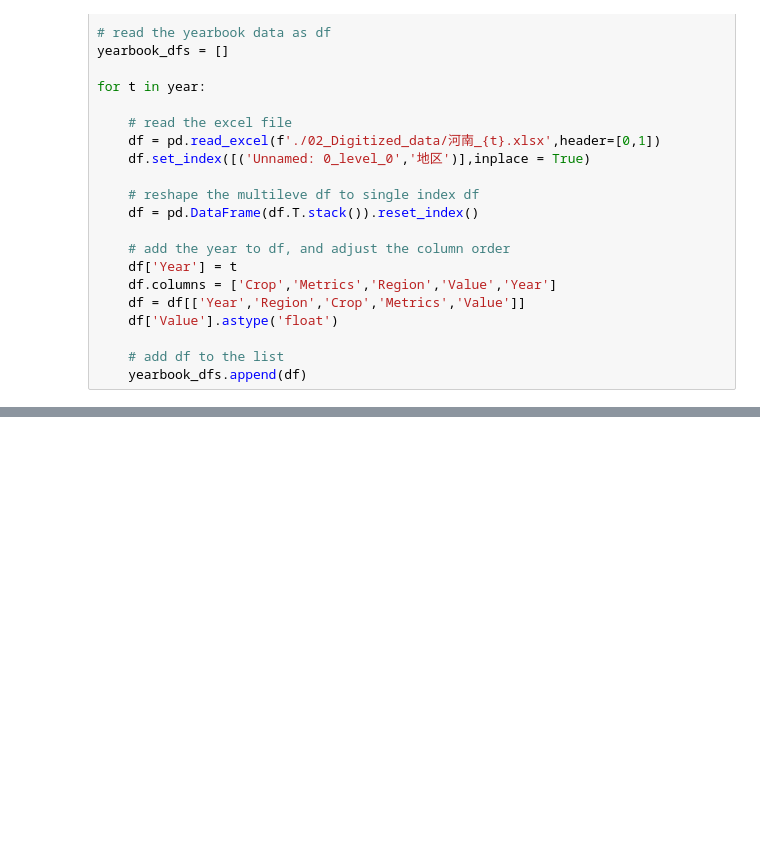
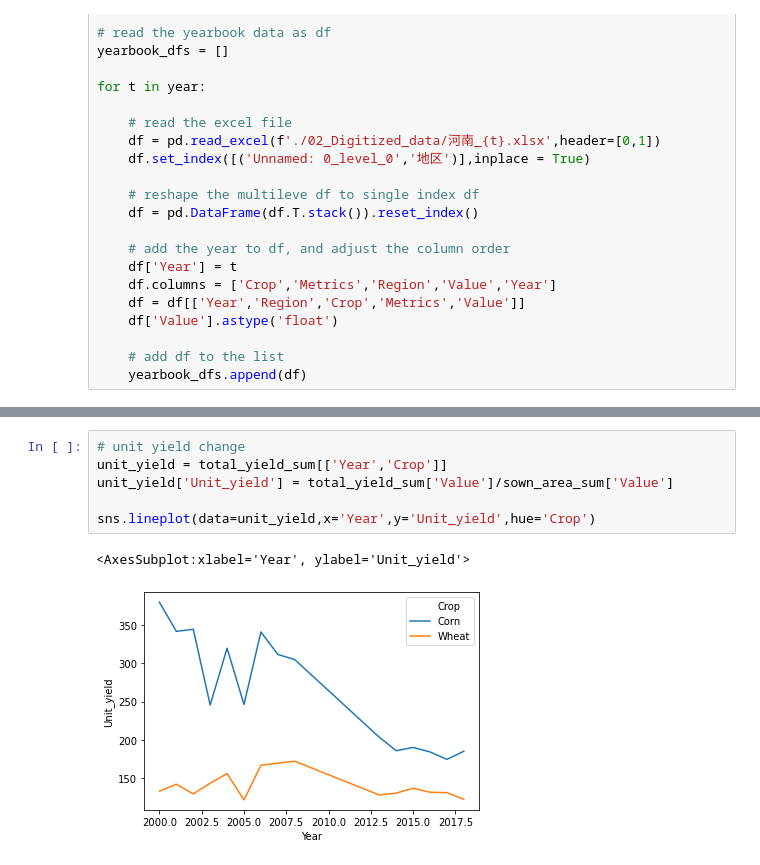
Before and after one commit to wangjinzhulala/Agricultural_production, a Jupyter notebook: Step_1_Process_Yearbook_Data/Process_yearbook_data.ipynb, the cells around one changed output, grey strips where cells are left out. Cells and saved outputs as stored; diff of their text form; blank space fills up the shorter version.

```diff
--- a/Step_1_Process_Yearbook_Data/Process_yearbook_data.ipynb
+++ b/Step_1_Process_Yearbook_Data/Process_yearbook_data.ipynb
@@ -49,0 +105,9 @@ yearbook_df = pd.concat(yearbook_dfs,0)
+# %%
+# unit yield change
+unit_yield = total_yield_sum[['Year','Crop']]
+unit_yield['Unit_yield'] = total_yield_sum['Value']/sown_area_sum['Value']
+
+sns.lineplot(data=unit_yield,x='Year',y='Unit_yield',hue='Crop')
+# %% [output]
+<AxesSubplot:xlabel='Year', ylabel='Unit_yield'>
+[figure, added]
```
Also changed, not shown: parts of 7 cells of this notebook, 3 other files.
